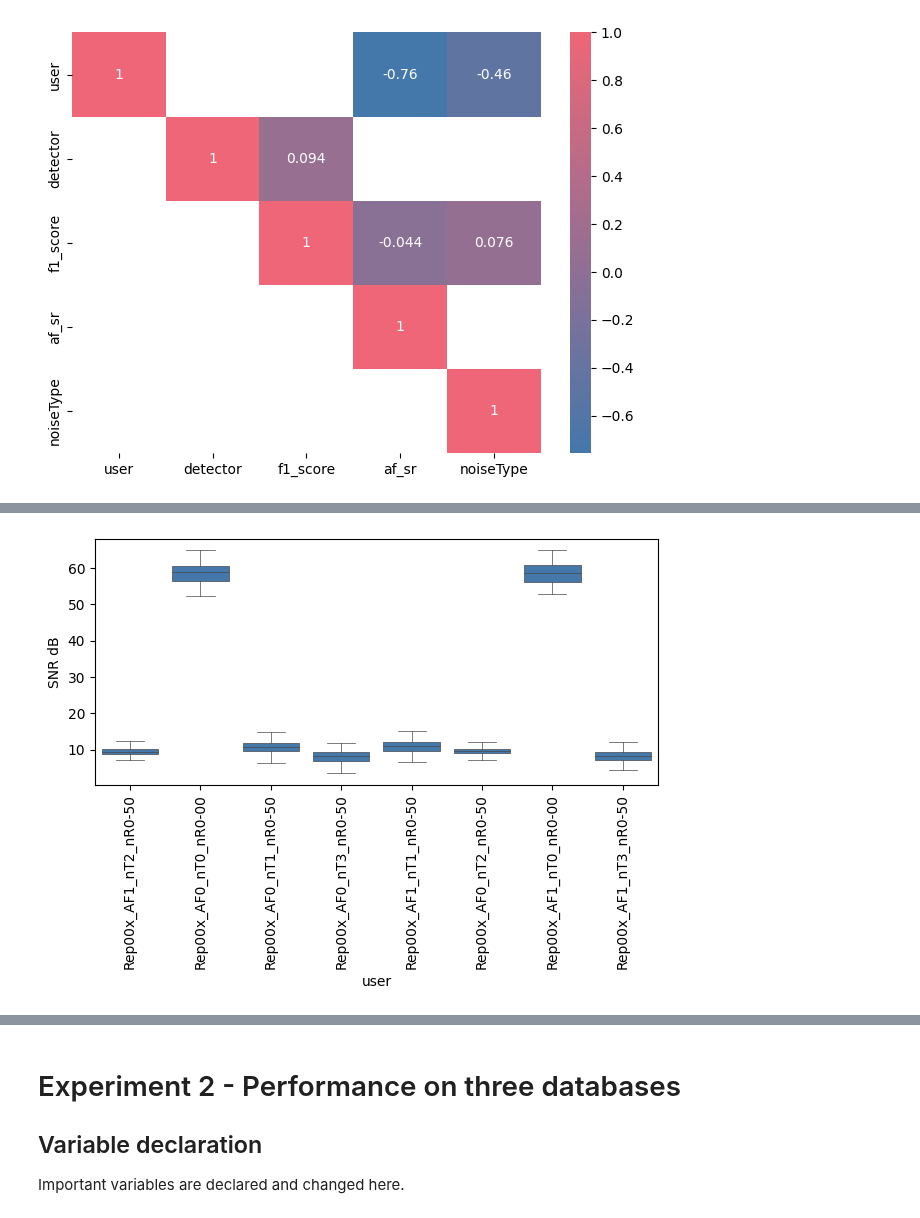
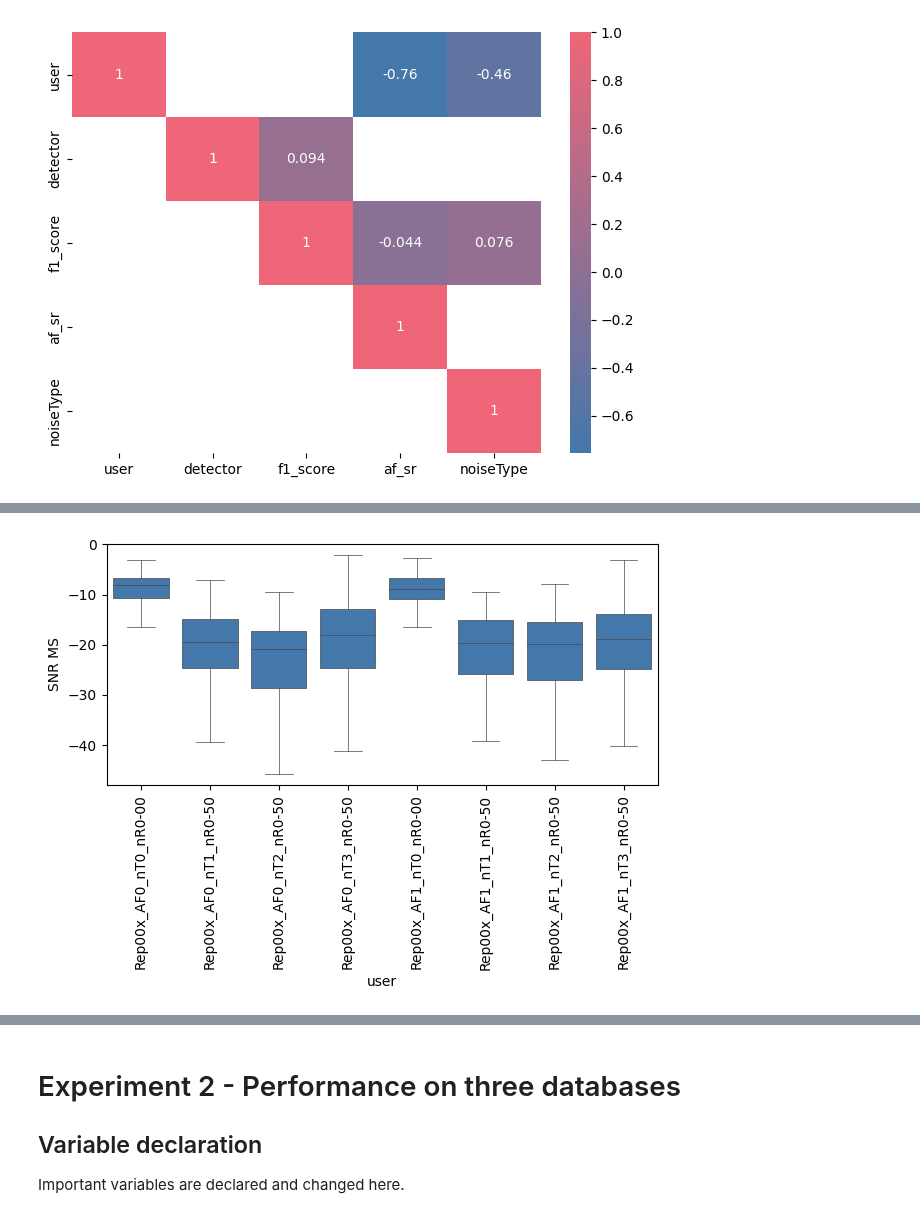
Before and after one commit to floriankri/ecg_detector_assessment, a Jupyter notebook: Playground/playground.ipynb, the cells around one changed output, grey strips where cells are left out. Drawn from its saved outputs; the diff is of its cells as text; code cells hidden in the pictures.

```diff
--- a/Playground/playground.ipynb
+++ b/Playground/playground.ipynb
@@ -1115,7 +1115,7 @@ data_synth['pos pred'] = data_synth['pos pred'].astype(float)
 data_synth['runtime'] = data_synth['runtime'].astype(float)
 data_synth['SNR MS'] = data_synth['SNR MS'].astype(float)
 data_synth['SNR dB'] = data_synth['SNR dB'].astype(float)
-data_synth['failed'] = data_synth['failed'].astype(bool)
+data_synth['failed'] = data_synth['failed'].map({'True':True,'False':False})
 data_synth.sort_values(by='detector',inplace=True)
 # %% [markdown]
 ### Create plots
@@ -1268,8 +1280,12 @@ plt.tight_layout()
 # %%
+data_plot = data_synth
+x = 'user'
+y = 'SNR MS'
+order = np.sort(data_plot['user'].unique())
 fig, ax = plt.subplots()
-sns.boxplot(x='user', y='SNR dB', data=data_synth,saturation=saturation,linewidth=linewidth,flierprops=flierprops,showfliers=False,color=cmap[0])
+sns.boxplot(x=x, y=y, data=data_synth,order=order,saturation=saturation,linewidth=linewidth,flierprops=flierprops,showfliers=False,color=cmap[0])
 ax.tick_params(axis='x', rotation=90)
 plt.tight_layout()
 pass
 # %% [output]
-[figure, old version]
+[figure, new version]
```
Also changed, not shown: parts of 6 cells of this notebook.
